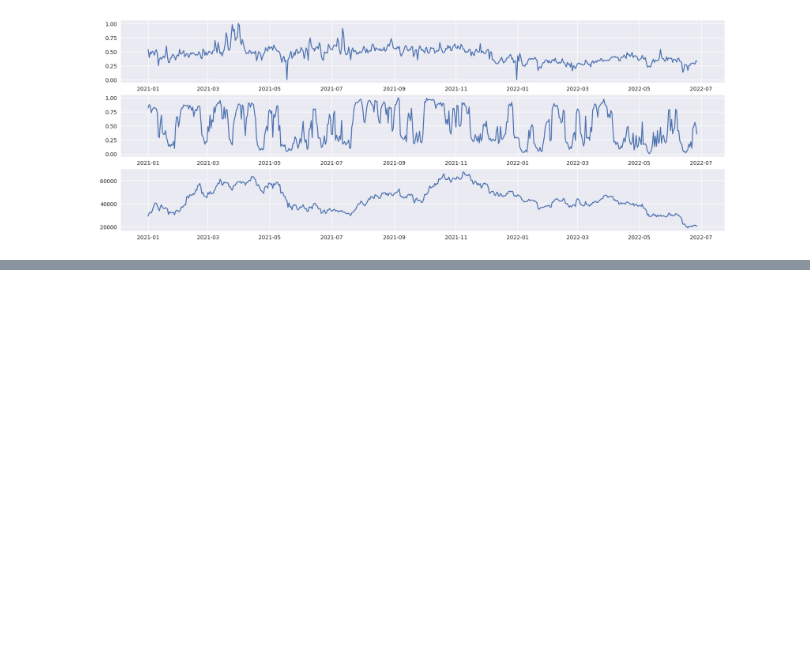
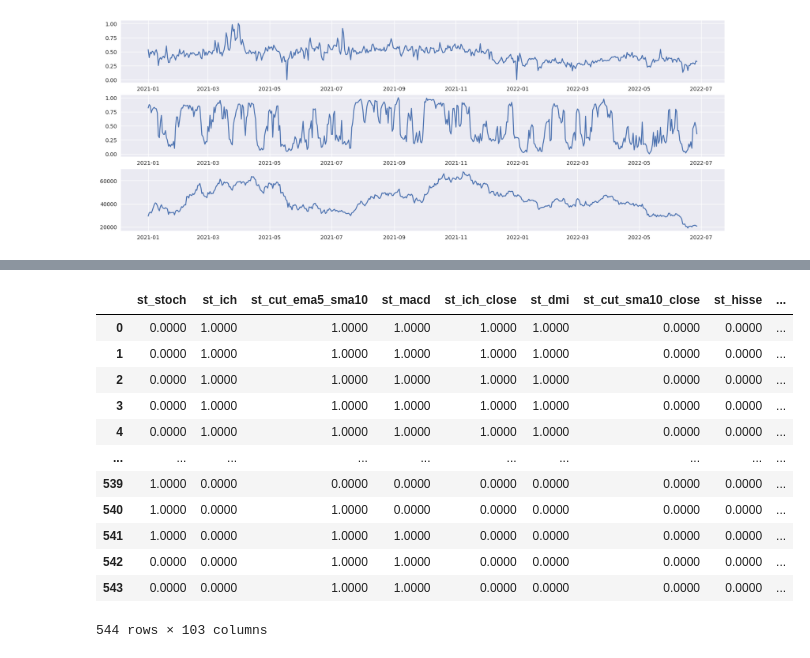
Before and after one commit to kozanakyel/KZ-Engine-Backend, a Jupyter notebook: KZ_project_setup/notebooks/test_sent_kz.ipynb, the cells around one changed output, grey strips where cells are left out. Cells and saved outputs as stored; diff of their text form; code cells hidden in the pictures; blank space fills up the shorter version.

```diff
--- a/KZ_project_setup/notebooks/test_sent_kz.ipynb
+++ b/KZ_project_setup/notebooks/test_sent_kz.ipynb
@@ -75,0 +93,16 @@ ax3.plot(close_col.index, close_col.close)
+# %%
+X
+# %% [output]
+|  | st_stoch | st_ich | st_cut_ema5_sma10 | st_macd | st_ich_close | st_dmi | st_cut_sma10_close | st_hisse | ... |
+| 0 | 0.0000 | 1.0000 | 1.0000 | 1.0000 | 1.0000 | 1.0000 | 0.0000 | 0.0000 | ... |
+| 1 | 0.0000 | 1.0000 | 1.0000 | 1.0000 | 1.0000 | 1.0000 | 0.0000 | 0.0000 | ... |
+| 2 | 0.0000 | 1.0000 | 1.0000 | 1.0000 | 1.0000 | 1.0000 | 0.0000 | 0.0000 | ... |
+| 3 | 0.0000 | 1.0000 | 1.0000 | 1.0000 | 1.0000 | 1.0000 | 0.0000 | 0.0000 | ... |
+| 4 | 0.0000 | 1.0000 | 1.0000 | 1.0000 | 1.0000 | 1.0000 | 0.0000 | 0.0000 | ... |
+| ... | ... | ... | ... | ... | ... | ... | ... | ... | ... |
+| 539 | 1.0000 | 0.0000 | 0.0000 | 0.0000 | 0.0000 | 0.0000 | 0.0000 | 0.0000 | ... |
+| 540 | 1.0000 | 0.0000 | 1.0000 | 0.0000 | 0.0000 | 0.0000 | 0.0000 | 0.0000 | ... |
+| 541 | 1.0000 | 0.0000 | 1.0000 | 1.0000 | 0.0000 | 0.0000 | 0.0000 | 0.0000 | ... |
+| 542 | 0.0000 | 0.0000 | 1.0000 | 1.0000 | 0.0000 | 0.0000 | 0.0000 | 0.0000 | ... |
+| 543 | 0.0000 | 0.0000 | 1.0000 | 1.0000 | 0.0000 | 0.0000 | 0.0000 | 0.0000 | ... |
+544 rows × 103 columns
```
Also changed, not shown: parts of 5 cells of this notebook, 2 other files.
